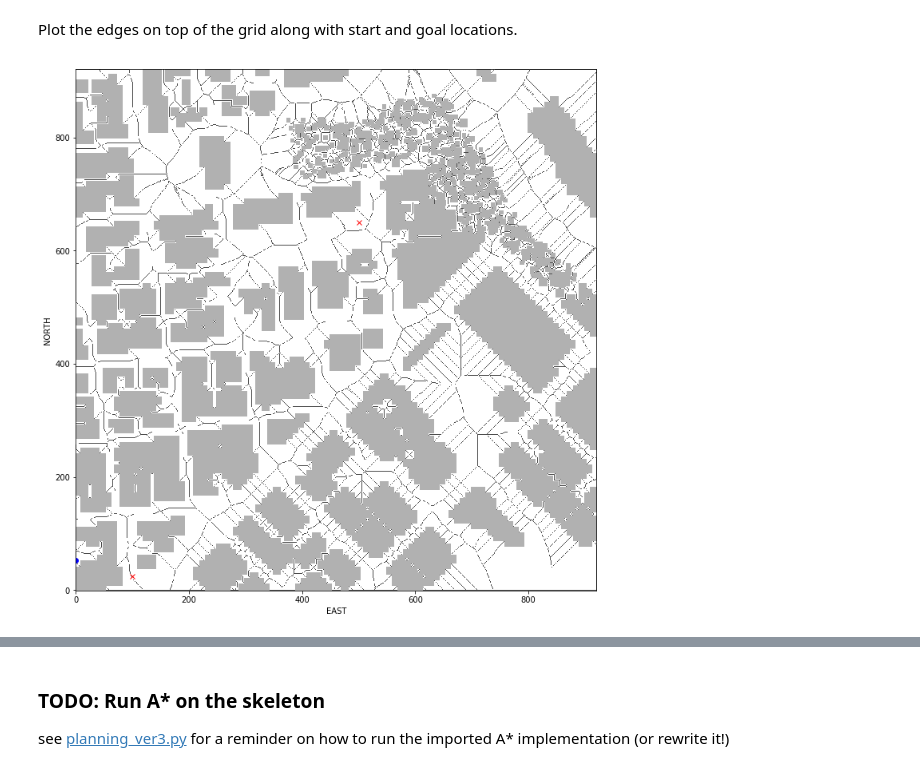
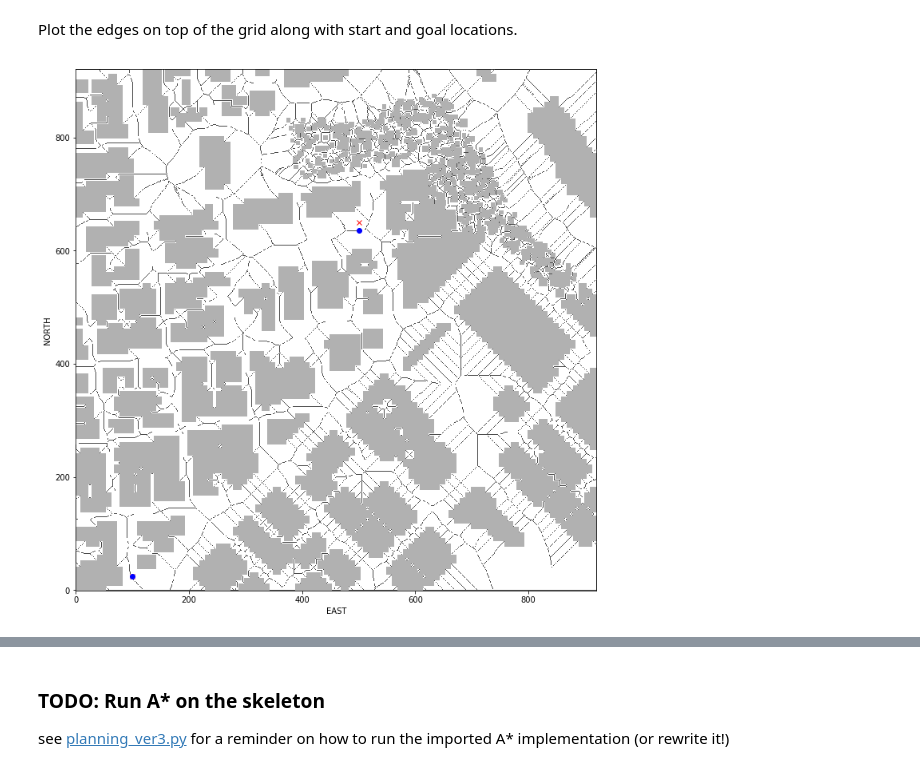
Before and after one commit to lakcv/From_Grids_to-Graphs, a Jupyter notebook: 04.Medial-Axis.ipynb, the cells around one changed output, grey strips where cells are left out. Drawn from its saved outputs; the diff is of its cells as text; code cells hidden in the pictures.

```diff
--- a/04.Medial-Axis.ipynb
+++ b/04.Medial-Axis.ipynb
@@ -38,21 +38,21 @@ Plot the edges on top of the grid along with start and goal locations.
 # %%
 # equivalent to
 # plt.imshow(np.flip(grid, 0))
 
 plt.imshow(grid, cmap='Greys', origin='lower')
 plt.imshow(skeleton, cmap='Greys', origin='lower', alpha=0.7)
 
 plt.plot(start_ne[1], start_ne[0], 'rx')
 plt.plot(goal_ne[1], goal_ne[0], 'rx')
 
-plt.plot(0, 53, 'bo')
-#plt.plot(goal_ne[1], goal_ne[0], 'bo')
+plt.plot(skel_start[1], skel_start[0], 'bo')
+plt.plot(skel_goal[1], skel_goal[0], 'bo')
 
 plt.xlabel('EAST')
 plt.ylabel('NORTH')
 plt.show()
 # %% [output]
-[figure, old version]
+[figure, new version]
 # %%
 # TODO: Your start and goal location defined above
 # will not necessarily be on the skeleton so you
```
Also changed, not shown: parts of 9 cells of this notebook, 1 other file.
